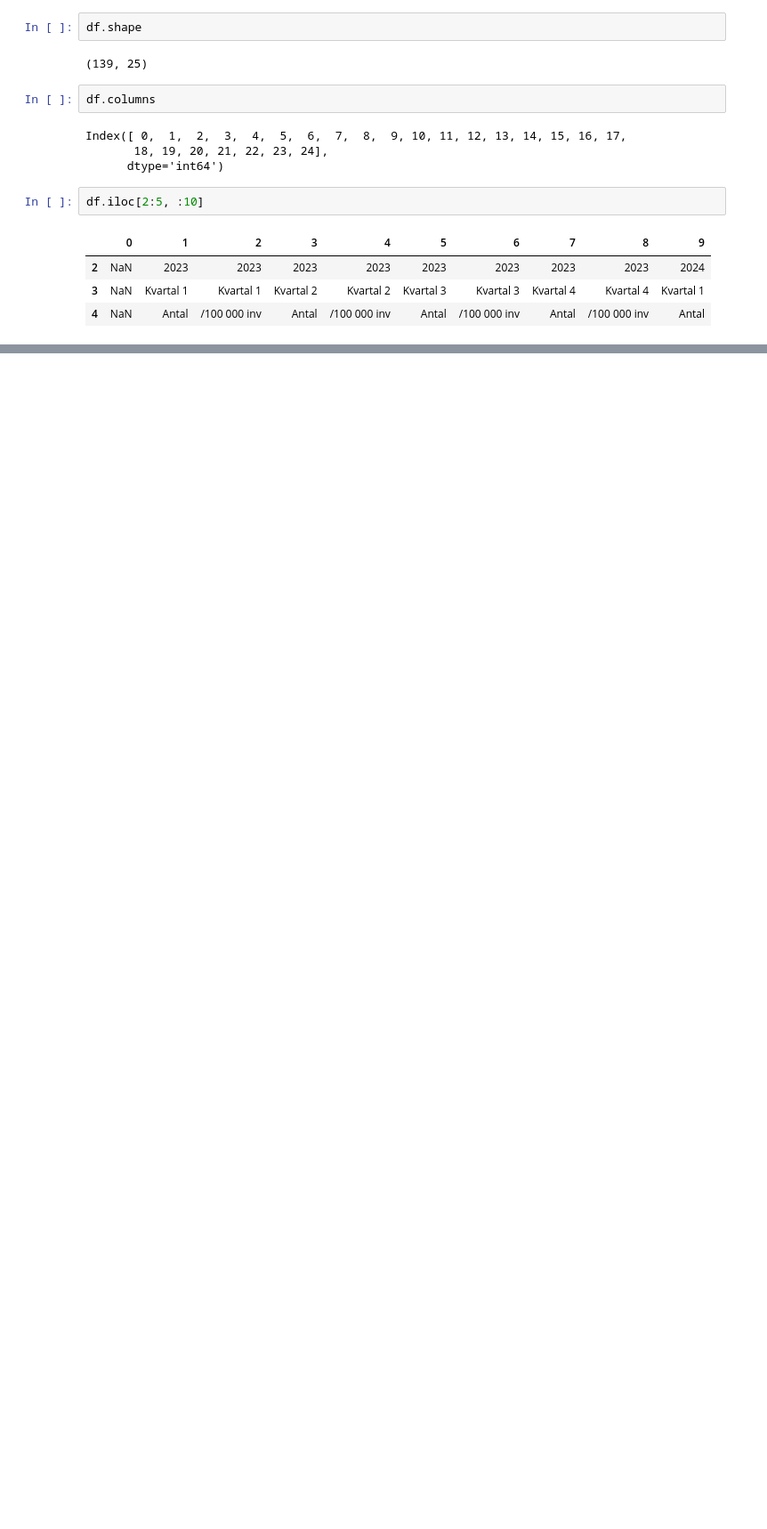
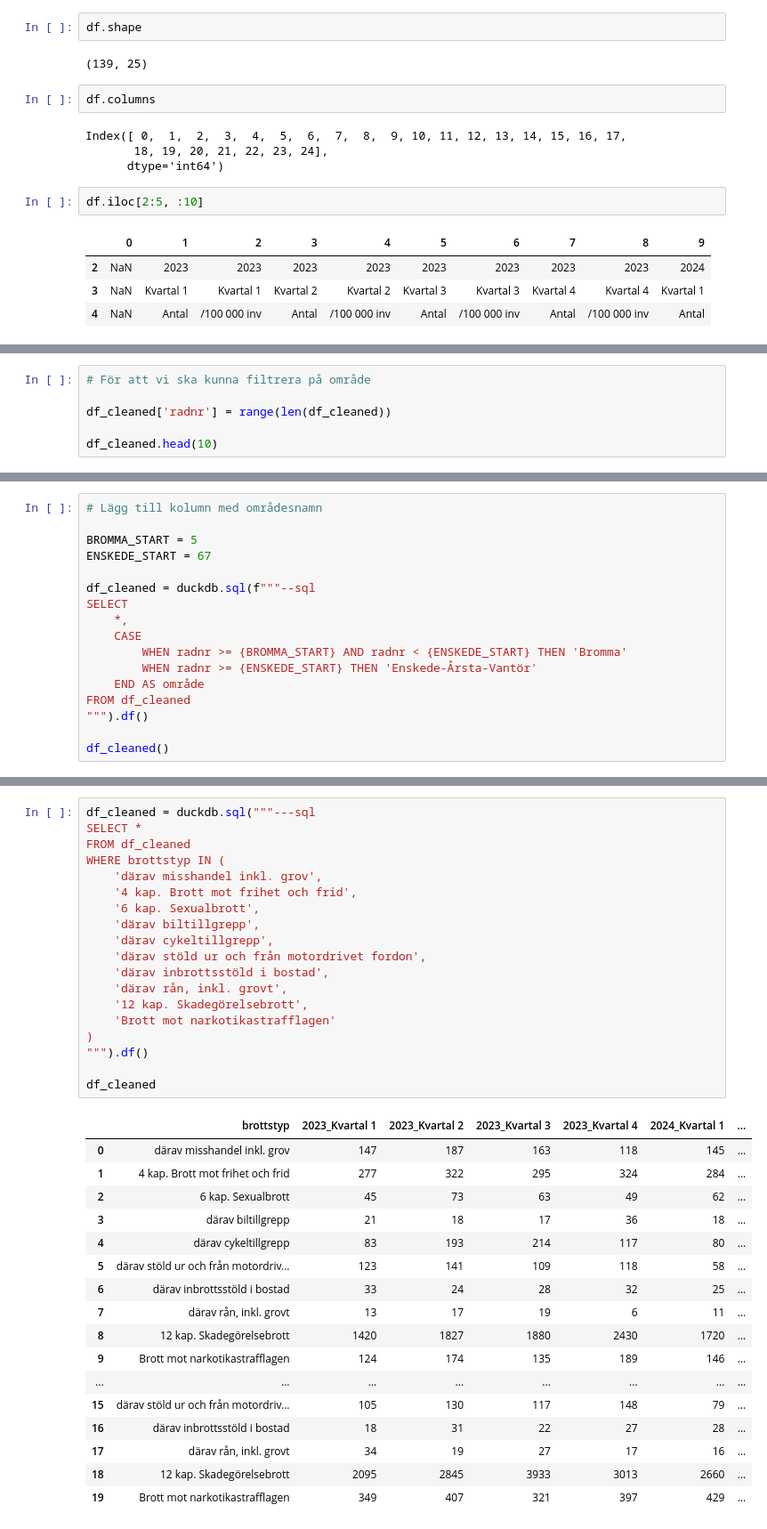
Before and after one commit to cactus-commits/UrbanPulse, a Jupyter notebook: EDA/eda_kaktus.ipynb, the cells around one changed output, grey strips where cells are left out. Shown at 89% size. Saved outputs shown, nothing was run; the diff lists cells and outputs as text; blank space fills up the shorter version.

Commit message:
chore: eda in pandas and duckdb for BRÅ

```diff
--- a/EDA/eda_kaktus.ipynb
+++ b/EDA/eda_kaktus.ipynb
@@ -50,0 +125,6 @@ df.iloc[2:5, :10]
+# %%
+# För att vi ska kunna filtrera på område
+
+df_cleaned['radnr'] = range(len(df_cleaned))
+
+df_cleaned.head(10)
@@ -50,0 +157,17 @@ df.iloc[2:5, :10]
+# %%
+# Lägg till kolumn med områdesnamn
+
+BROMMA_START = 5
+ENSKEDE_START = 67
+
+df_cleaned = duckdb.sql(f"""--sql
+SELECT
+    *,
+    CASE
+        WHEN radnr >= {BROMMA_START} AND radnr < {ENSKEDE_START} THEN 'Bromma'
+        WHEN radnr >= {ENSKEDE_START} THEN 'Enskede-Årsta-Vantör'
+    END AS område
+FROM df_cleaned
+""").df()
+
+df_cleaned()
@@ -50,0 +184,37 @@ df.iloc[2:5, :10]
+# %%
+df_cleaned = duckdb.sql("""---sql
+SELECT *
+FROM df_cleaned
+WHERE brottstyp IN (
+    'därav misshandel inkl. grov',
+    '4 kap. Brott mot frihet och frid',
+    '6 kap. Sexualbrott',
+    'därav biltillgrepp',
+    'därav cykeltillgrepp',
+    'därav stöld ur och från motordrivet fordon',
+    'därav inbrottsstöld i bostad',
+    'därav rån, inkl. grovt',
+    '12 kap. Skadegörelsebrott',
+    'Brott mot narkotikastrafflagen'
+)
+""").df()
+
+df_cleaned
+# %% [output]
+|  | brottstyp | 2023_Kvartal 1 | 2023_Kvartal 2 | 2023_Kvartal 3 | 2023_Kvartal 4 | 2024_Kvartal 1 | ... |
+| 0 | därav misshandel inkl. grov | 147 | 187 | 163 | 118 | 145 | ... |
+| 1 | 4 kap. Brott mot frihet och frid | 277 | 322 | 295 | 324 | 284 | ... |
+| 2 | 6 kap. Sexualbrott | 45 | 73 | 63 | 49 | 62 | ... |
+| 3 | därav biltillgrepp | 21 | 18 | 17 | 36 | 18 | ... |
+| 4 | därav cykeltillgrepp | 83 | 193 | 214 | 117 | 80 | ... |
+| 5 | därav stöld ur och från motordriv... | 123 | 141 | 109 | 118 | 58 | ... |
+| 6 | därav inbrottsstöld i bostad | 33 | 24 | 28 | 32 | 25 | ... |
+| 7 | därav rån, inkl. grovt | 13 | 17 | 19 | 6 | 11 | ... |
+| 8 | 12 kap. Skadegörelsebrott | 1420 | 1827 | 1880 | 2430 | 1720 | ... |
+| 9 | Brott mot narkotikastrafflagen | 124 | 174 | 135 | 189 | 146 | ... |
+| ... | ... | ... | ... | ... | ... | ... | ... |
+| 15 | därav stöld ur och från motordriv... | 105 | 130 | 117 | 148 | 79 | ... |
+| 16 | därav inbrottsstöld i bostad | 18 | 31 | 22 | 27 | 28 | ... |
+| 17 | därav rån, inkl. grovt | 34 | 19 | 27 | 17 | 16 | ... |
+| 18 | 12 kap. Skadegörelsebrott | 2095 | 2845 | 3933 | 3013 | 2660 | ... |
+| 19 | Brott mot narkotikastrafflagen | 349 | 407 | 321 | 397 | 429 | ... |
```
Also changed, not shown: parts of 19 cells of this notebook.
